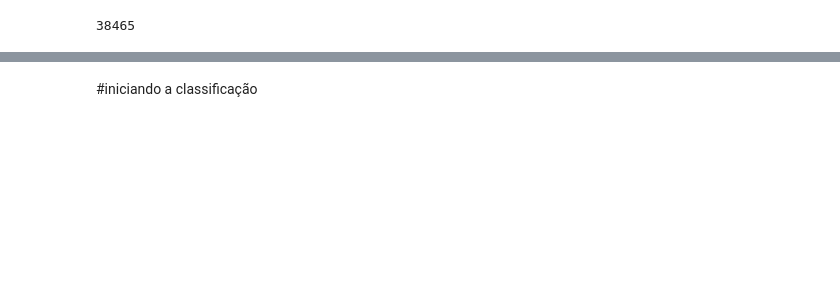
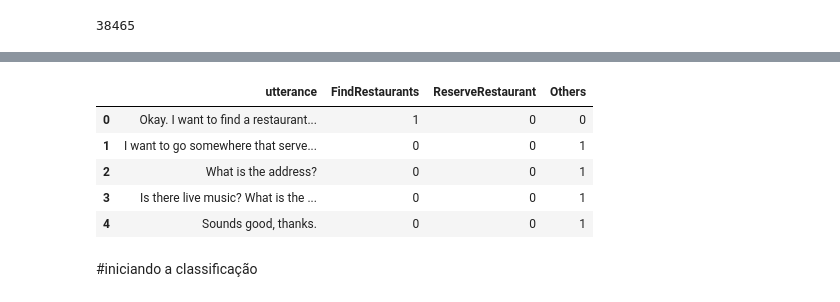
Before and after one commit to IndioP/Projeto_NLP, a Jupyter notebook: NLP.ipynb, the cells around one changed output, grey strips where cells are left out. Cells and saved outputs as stored; diff of their text form; code cells hidden in the pictures; blank space fills up the shorter version.

```diff
--- a/NLP.ipynb
+++ b/NLP.ipynb
@@ -247,3 +302,12 @@ df.head()
+# %%
+df.head(5)
+# %% [output]
+|  | utterance | FindRestaurants | ReserveRestaurant | Others |
+| 0 | Okay. I want to find a restaurant... | 1 | 0 | 0 |
+| 1 | I want to go somewhere that serve... | 0 | 0 | 1 |
+| 2 | What is the address? | 0 | 0 | 1 |
+| 3 | Is there live music? What is the ... | 0 | 0 | 1 |
+| 4 | Sounds good, thanks. | 0 | 0 | 1 |
 # %% [markdown]
 #iniciando a classificação
 # %%
```
Also changed, not shown: parts of 23 cells of this notebook.
